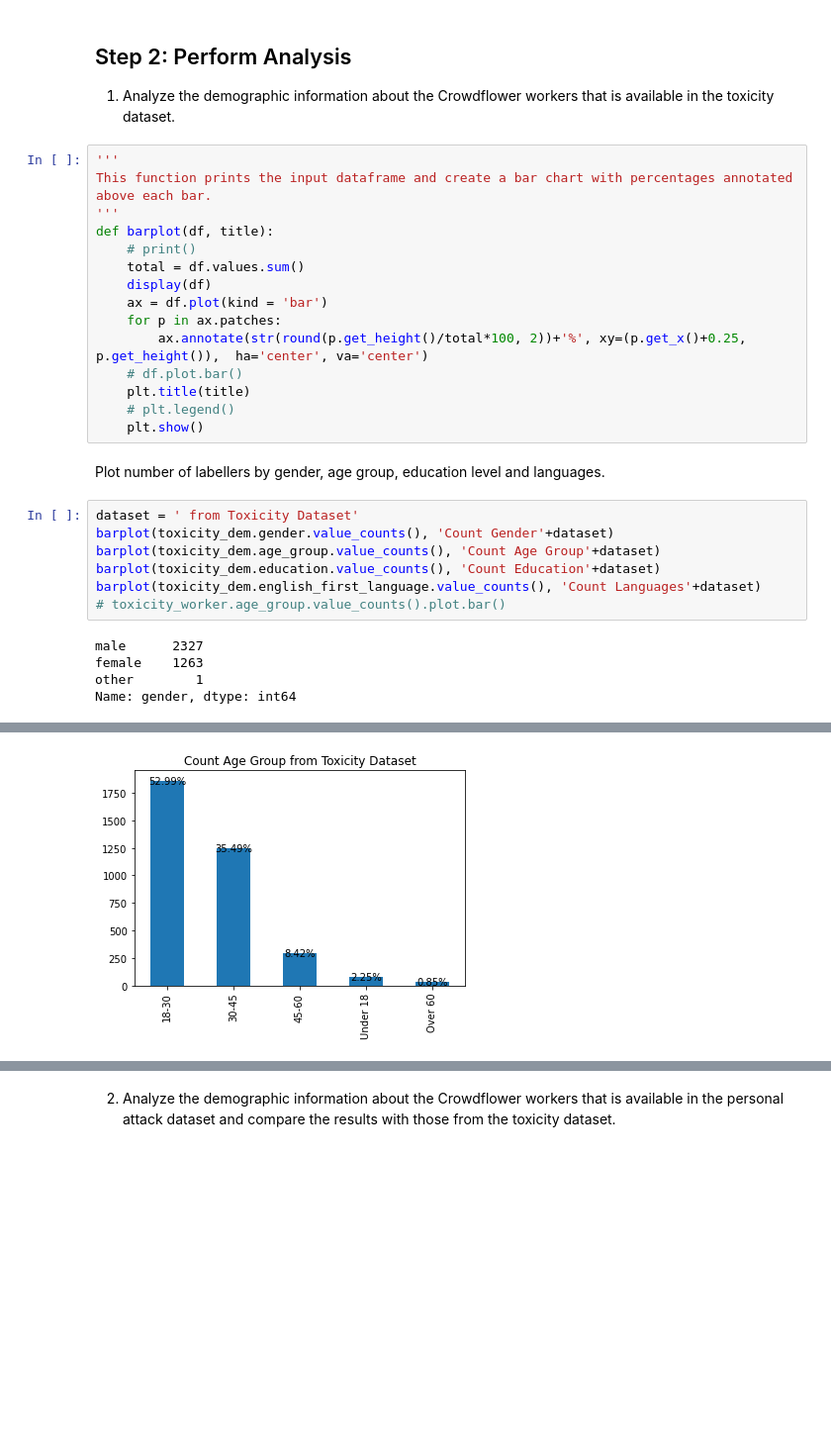
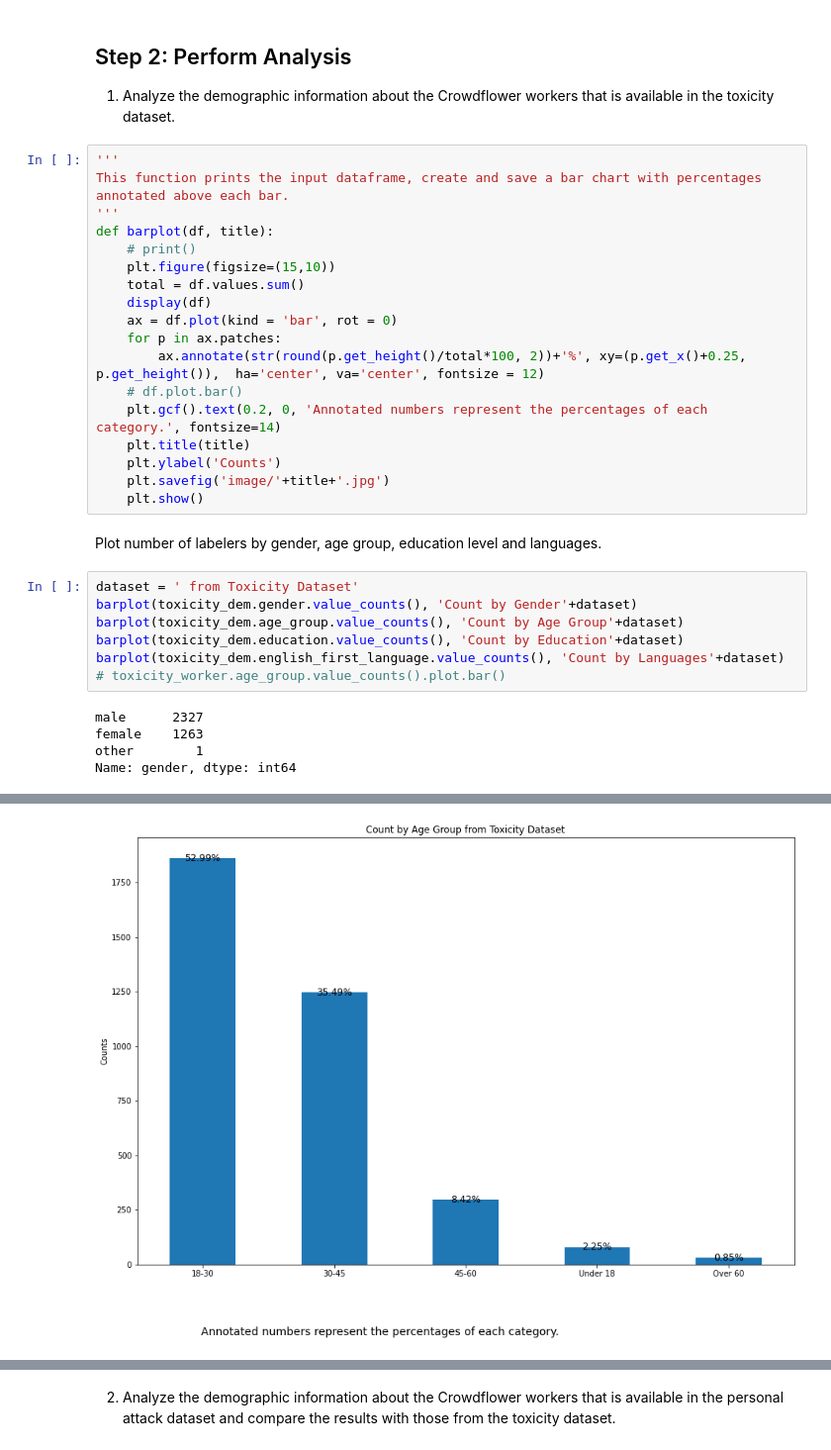
Before and after one commit to qye25/data-512, a Jupyter notebook: data-512-a2/hcds-a2-data-bias.ipynb, the cells around one changed output, grey strips where cells are left out. Shown at 99% size. Saved outputs shown, nothing was run; the diff lists cells and outputs as text; blank space fills up the shorter version.

```diff
--- a/data-512-a2/hcds-a2-data-bias.ipynb
+++ b/data-512-a2/hcds-a2-data-bias.ipynb
@@ -176,27 +212,30 @@ attack_worker
 1. Analyze the demographic information about the Crowdflower workers that is available in the toxicity dataset.
 # %%
 '''
-This function prints the input dataframe and create a bar chart with percentages annotated above each bar.
+This function prints the input dataframe, create and save a bar chart with percentages annotated above each bar.
 '''
 def barplot(df, title):
     # print()
+    plt.figure(figsize=(15,10))
     total = df.values.sum()
     display(df)
-    ax = df.plot(kind = 'bar')
+    ax = df.plot(kind = 'bar', rot = 0)
     for p in ax.patches:
-        ax.annotate(str(round(p.get_height()/total*100, 2))+'%', xy=(p.get_x()+0.25, p.get_height()),  ha='center', va='center')
+        ax.annotate(str(round(p.get_height()/total*100, 2))+'%', xy=(p.get_x()+0.25, p.get_height()),  ha='center', va='center', fontsize = 12)
     # df.plot.bar()
+    plt.gcf().text(0.2, 0, 'Annotated numbers represent the percentages of each category.', fontsize=14)
     plt.title(title)
-    # plt.legend()
+    plt.ylabel('Counts')
+    plt.savefig('image/'+title+'.jpg')
     plt.show()
 # %% [markdown]
-Plot number of labellers by gender, age group, education level and languages.
+Plot number of labelers by gender, age group, education level and languages.
 # %%
 dataset = ' from Toxicity Dataset'
-barplot(toxicity_dem.gender.value_counts(), 'Count Gender'+dataset)
-barplot(toxicity_dem.age_group.value_counts(), 'Count Age Group'+dataset)
-barplot(toxicity_dem.education.value_counts(), 'Count Education'+dataset)
-barplot(toxicity_dem.english_first_language.value_counts(), 'Count Languages'+dataset)
+barplot(toxicity_dem.gender.value_counts(), 'Count by Gender'+dataset)
+barplot(toxicity_dem.age_group.value_counts(), 'Count by Age Group'+dataset)
+barplot(toxicity_dem.education.value_counts(), 'Count by Education'+dataset)
+barplot(toxicity_dem.english_first_language.value_counts(), 'Count by Languages'+dataset)
 # toxicity_worker.age_group.value_counts().plot.bar()
 # %% [output]
 male      2327
@@ -207,10 +246,10 @@ Name: gender, dtype: int64
 18-30       1862
 30-45       1247
 45-60        296
 Under 18      79
 Over 60       30
 Name: age_group, dtype: int64
-[figure, old version]
+[figure, new version]
 bachelors       1441
 hs              1026
 masters          546
```
Also changed, not shown: parts of 22 cells of this notebook.
